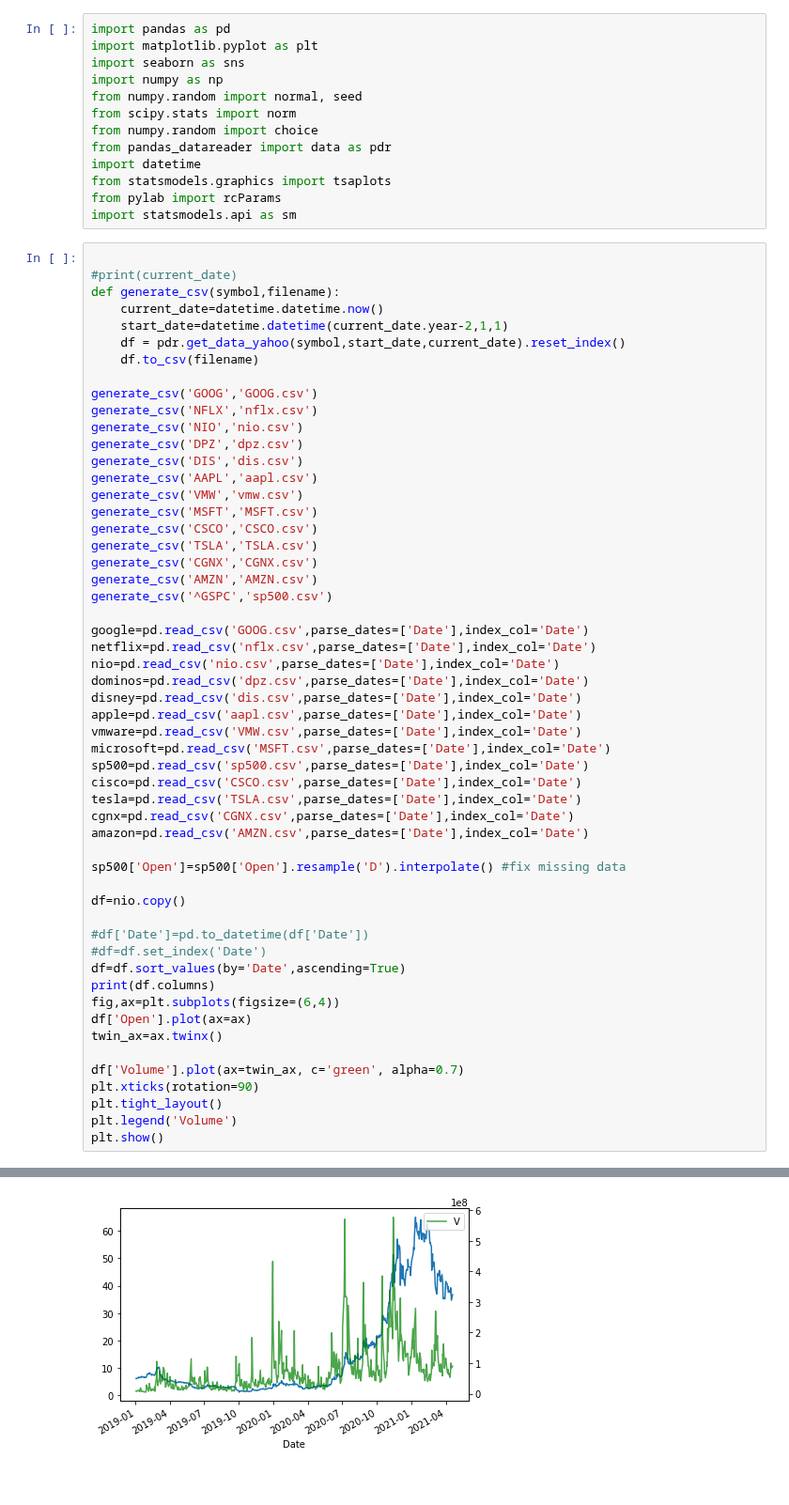
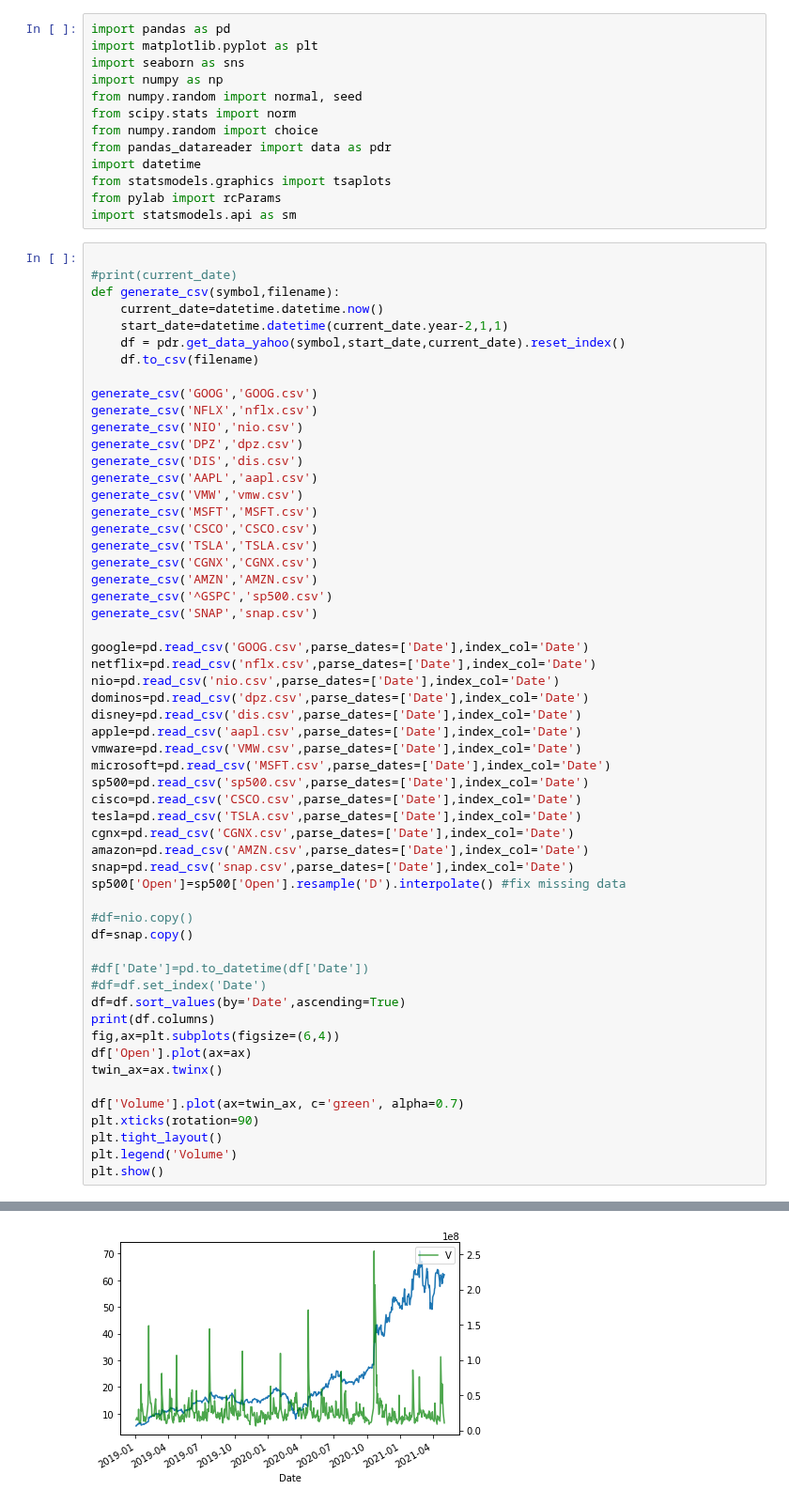
Before and after one commit to Andru-1987/python-deep-learning, a Jupyter notebook: Google timeseries.ipynb, the cells around one changed output, grey strips where cells are left out. Shown at 94% size. Saved outputs shown, nothing was run; the diff lists cells and outputs as text.

```diff
--- a/Google timeseries.ipynb
+++ b/Google timeseries.ipynb
@@ -33,41 +33,43 @@ generate_csv('TSLA','TSLA.csv')
 generate_csv('CGNX','CGNX.csv')
 generate_csv('AMZN','AMZN.csv')
 generate_csv('^GSPC','sp500.csv')
+generate_csv('SNAP','snap.csv')
 
 google=pd.read_csv('GOOG.csv',parse_dates=['Date'],index_col='Date')
 netflix=pd.read_csv('nflx.csv',parse_dates=['Date'],index_col='Date')
 nio=pd.read_csv('nio.csv',parse_dates=['Date'],index_col='Date')
 dominos=pd.read_csv('dpz.csv',parse_dates=['Date'],index_col='Date')
 disney=pd.read_csv('dis.csv',parse_dates=['Date'],index_col='Date')
 apple=pd.read_csv('aapl.csv',parse_dates=['Date'],index_col='Date')
 vmware=pd.read_csv('VMW.csv',parse_dates=['Date'],index_col='Date')
 microsoft=pd.read_csv('MSFT.csv',parse_dates=['Date'],index_col='Date')
 sp500=pd.read_csv('sp500.csv',parse_dates=['Date'],index_col='Date')
 cisco=pd.read_csv('CSCO.csv',parse_dates=['Date'],index_col='Date')
 tesla=pd.read_csv('TSLA.csv',parse_dates=['Date'],index_col='Date')
 cgnx=pd.read_csv('CGNX.csv',parse_dates=['Date'],index_col='Date')
 amazon=pd.read_csv('AMZN.csv',parse_dates=['Date'],index_col='Date')
-
+snap=pd.read_csv('snap.csv',parse_dates=['Date'],index_col='Date')
 sp500['Open']=sp500['Open'].resample('D').interpolate() #fix missing data
 
-df=nio.copy()
+#df=nio.copy()
+df=snap.copy()
 
 #df['Date']=pd.to_datetime(df['Date'])
 #df=df.set_index('Date')
 df=df.sort_values(by='Date',ascending=True)
 print(df.columns)
 fig,ax=plt.subplots(figsize=(6,4))
 df['Open'].plot(ax=ax)
 twin_ax=ax.twinx()
 
 df['Volume'].plot(ax=twin_ax, c='green', alpha=0.7)
 plt.xticks(rotation=90)
 plt.tight_layout()
 plt.legend('Volume')
 plt.show()
 # %% [output]
 Index(['Unnamed: 0', 'High', 'Low', 'Open', 'Close', 'Volume', 'Adj Close'], dtype='object')
-[figure, old version]
+[figure, new version]
 # %%
 print("""
 Stock trading system evaluator: 1. 2 days of consecutive positive pct change opening price
```
Also changed, not shown: parts of 13 cells of this notebook.
